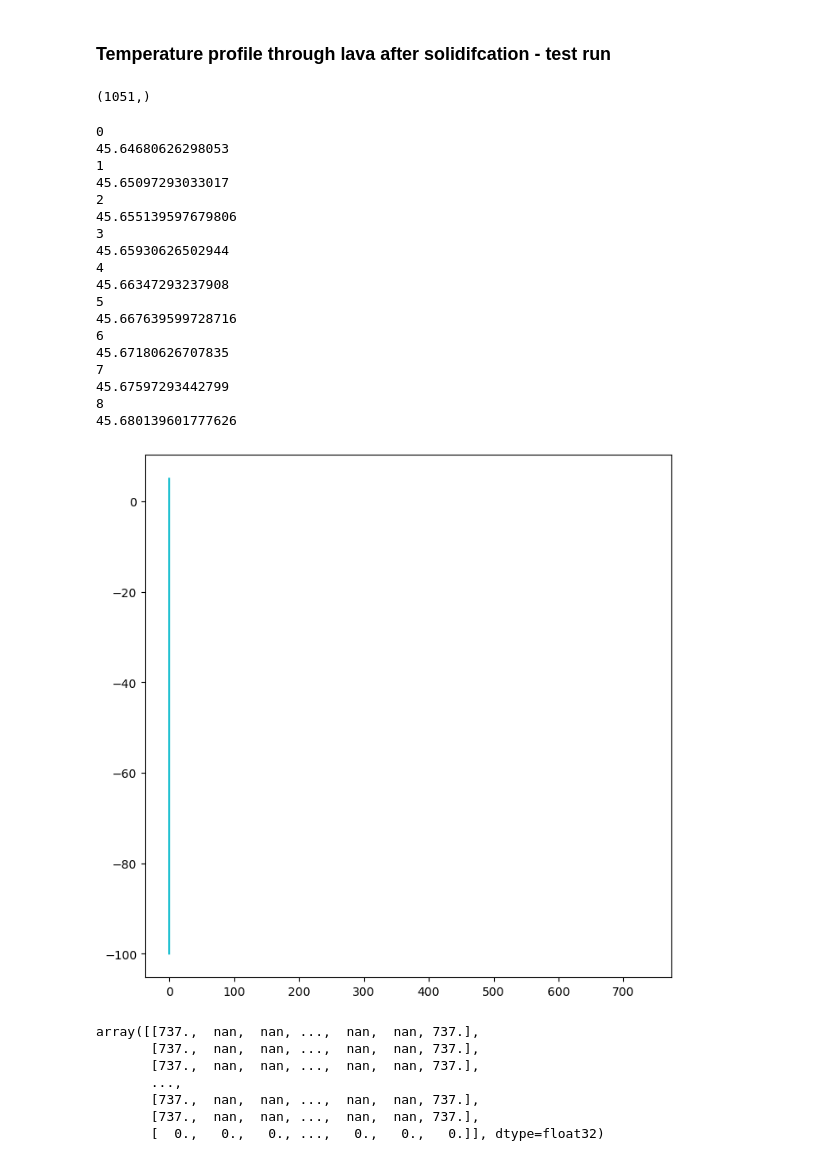
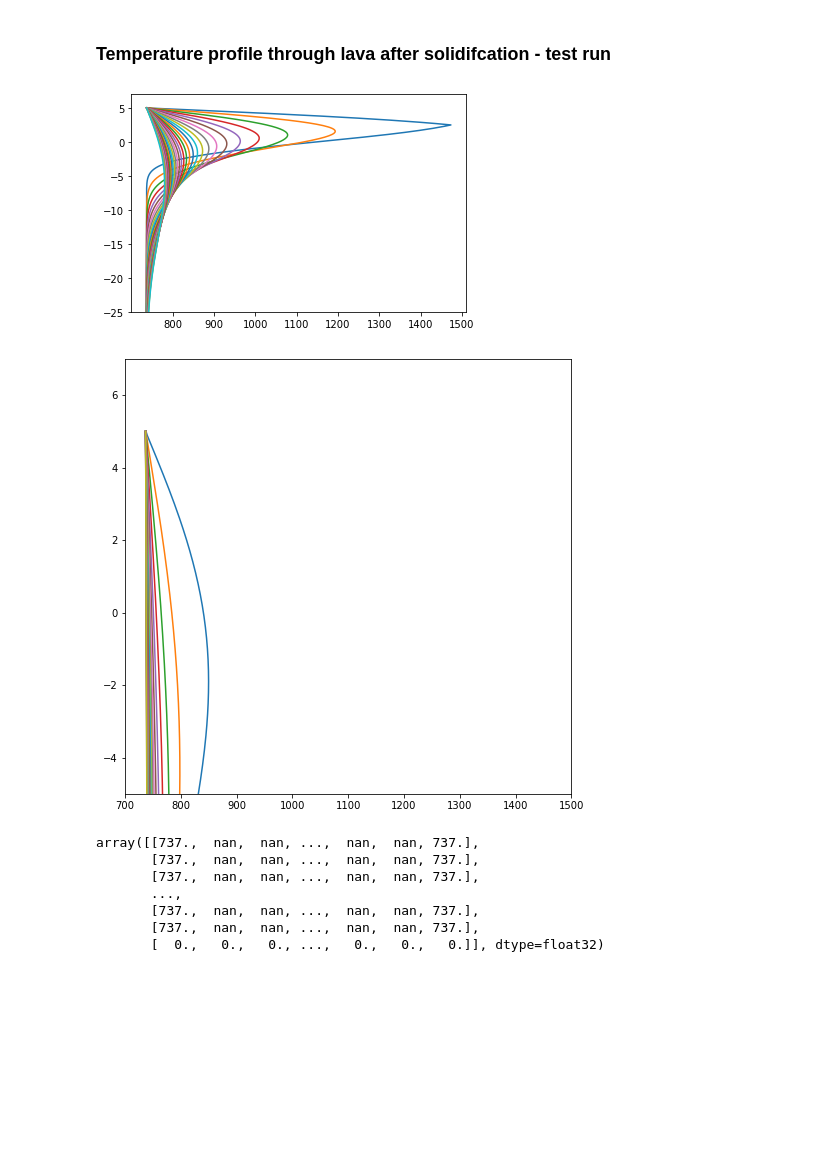
Before and after one commit to iganache/lavatherm1D, a Jupyter notebook: 1d_cooling.ipynb, the cells around one changed output. Saved outputs shown, nothing was run; the diff lists cells and outputs as text; code cells hidden in the pictures; blank space fills up the shorter version.

```diff
--- a/1d_cooling.ipynb
+++ b/1d_cooling.ipynb
@@ -245,7 +245,7 @@ z_lower_solid = 0
 T_upper_solid = 0
 T_lower_solid = 0
 
-dy = 0.5
+dy = 1e-1
 for i, t in enumerate(time):
     if i > 0:
         print("time in hours = ", t/3600)
@@ -294,10 +294,10 @@ time in hours =  1095.4233502951415
 # %%
 ## Setting up model domain
 dz = dy
-z_range = np.arange(-100, lava_thickness+dy, dy)              ## delta_x in meters
+z_range = np.arange(-100, lava_thickness+dz, dz)              ## delta_x in meters
 
-dt = 0.02                                                     ## delta_t in seconds
-time_total = time_solid + (3600)
+dt = 1e-3                                                     ## delta_t in seconds
+time_total = time_solid + (20)
 # t_range = np.arange(time_solid, time_total+dt, dt).astype(np.float32)
 
 ## Initial_condition
@@ -308,68 +308,55 @@ T_n = np.concatenate((T_lower_solid, np.flip(T_upper_solid)[1:]), axis = 0)
 ## Note 1: Upper crust measuremnts are z downwards, so they need to be flipped
 ## Note 2: The soldification point (z, T) are present in both the lower crust array and the upper crust array; removing the common (z, T) upper crust array.
 
-m = 10
+m = 30
 dprint = (time_total - time_solid) / m
 printat = time_solid + dprint
 
 T_PSC = np.zeros((m, len(z_range)), dtype=np.float32)
-# %%
-print(T_n.shape)
-# %% [output]
-(1051,)
 # %%
+plt.figure()
+plt.plot(T_n, z)
 idx = 0
 while t <= time_total:
 
+    T_nplus = T_n + (
+                    (k*dt/dz**2) * np.diff(T_n, n=2, prepend = T_n[0], append=T_n[-1])
+                  )
 
-    T_nplus = T_n + (
-                    (k*dt/dz**2) * ( np.diff(T_n, n=2, prepend = T_n[0], append=T_n[-1]) / dz**2)
-                  )
+    # check whether to store output
+    if t >= printat:
+        # print(idx)
+        # print(t/3600/24)
+        T_PSC[idx, :] = T_nplus
+        printat += dprint
+        idx += 1
+        plt.plot(T_nplus, z)
 
     # Update boundary_conditions
     T_nplus[0] = Tsub
     T_nplus[-1] = Tsub
 
-    if t >= printat:
-        print(idx)
-        print(t/3600/24)
-        T_PSC[idx, :] = T_n
-        printat += dprint
-        idx += 1
-
+    # variables for next step
     T_n = T_nplus
     t+=dt
+
+plt.ylim(-25, lava_thickness + 2)
+plt.show()
 # %% [output]
-0
-45.64680626298053
-1
-45.65097293033017
-2
-45.655139597679806
-3
-45.65930626502944
-4
-45.66347293237908
-5
-45.667639599728716
-6
-45.67180626707835
-7
-45.67597293442799
-8
-45.680139601777626
+[figure, added]
 # %%
 fig, ax = plt.subplots(1,1)
 fig.set_size_inches(8, 8)
 
 for i in range(m):
     ax.plot(T_PSC[i], z)
 
 
-# plt.ylim(-5, lava_thickness + 2)
+plt.xlim(700, 1500)
+plt.ylim(-5, lava_thickness + 2)
 plt.show()
 # %% [output]
-[figure, old version]
+[figure, new version]
 # %%
 T_PSC
 # %% [output]
```
Also changed, not shown: parts of 1 cell of this notebook.
